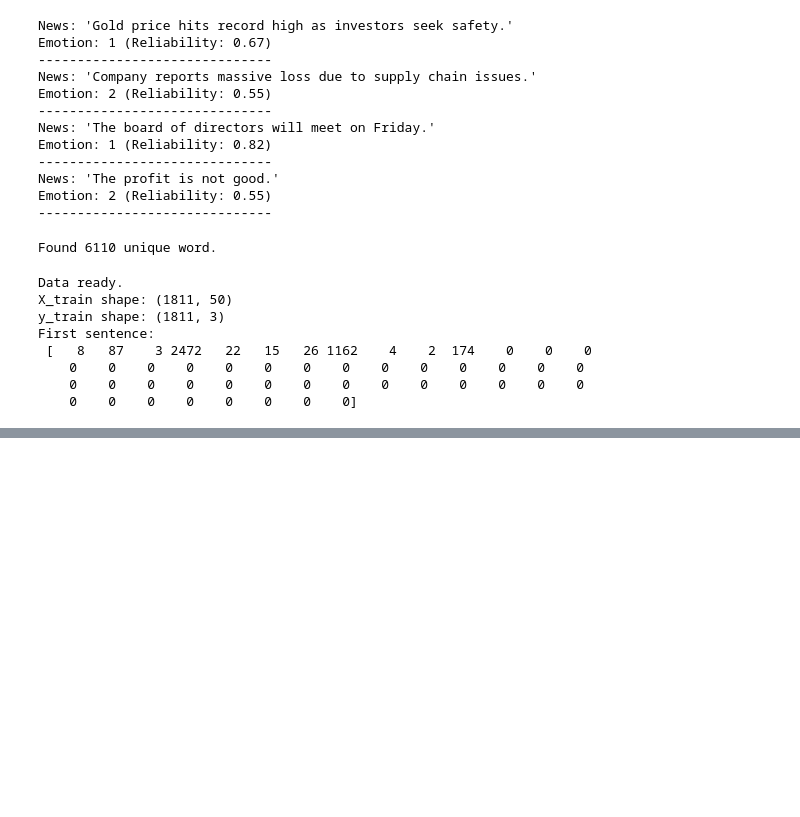
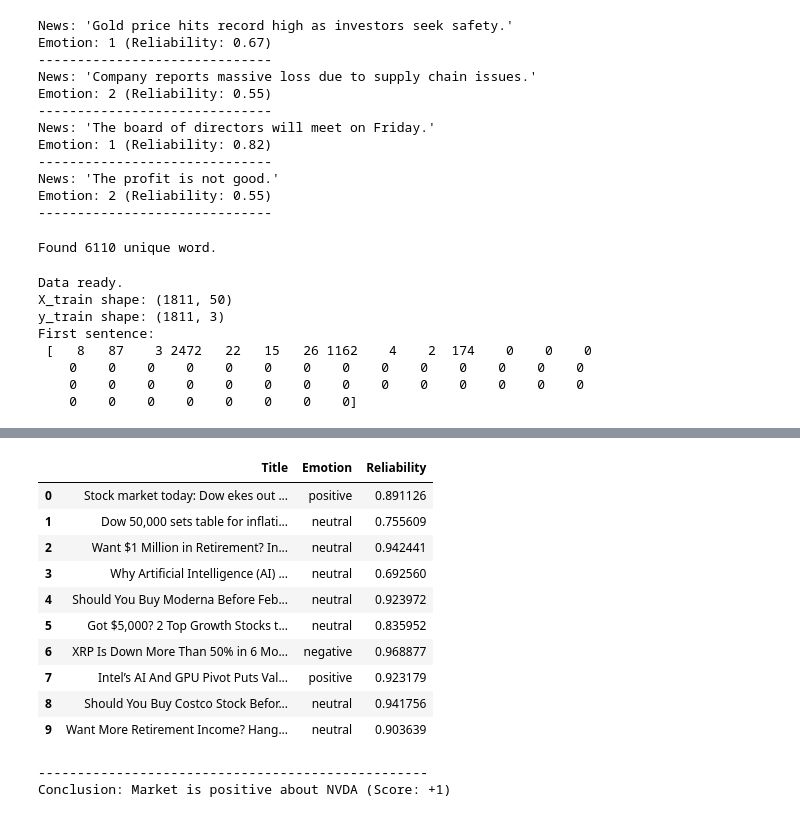
Before and after one commit to Bryan1805a/financial-news-sentiment-analysis, a Jupyter notebook: notebooks/02_model_training.ipynb, the cells around one changed output, grey strips where cells are left out. Saved outputs shown, nothing was run; the diff lists cells and outputs as text; code cells hidden in the pictures; blank space fills up the shorter version.

Commit message:
Changed model to FinBERT and using yfinance to train on real data

```diff
--- a/notebooks/02_model_training.ipynb
+++ b/notebooks/02_model_training.ipynb
@@ -268,0 +379,2 @@ Emotion: Negative (Reliability: 60.97%)
+# %%
+sentiment_pipeline = pipeline("sentiment-analysis", model="ProsusAI/finbert")
@@ -268,0 +420,38 @@ Emotion: Negative (Reliability: 60.97%)
+# %%
+def stock_analysis(stock_code):
+    print(f"Downloading news for {stock_code}... ---")
+
+    stock = yf.Ticker(stock_code)
+    news_list = stock.news
+
+    if not news_list:
+        print("Cannot find any news or ID Blocked.")
+        return
+
+    headlines = [item['content']['title'] for item in news_list]
+
+    print(f"Found {len(headlines)} news. Analysing...\n")
+    result = sentiment_pipeline(headlines)
+
+    sentiment_score = 0
+
+    data = []
+    for title, res in zip(headlines, result):
+        label = res['label']
+        score = res['score']
+
+        if label == 'positive': sentiment_score += 1
+        elif label == 'negative': sentiment_score -= 1
+
+        data.append({'Title': title, "Emotion": label, "Reliability": score})
+
+    df_news = pd.DataFrame(data)
+    display(df_news)
+
+    print("-" * 50)
+    if sentiment_score > 0:
+        print(f"Conclusion: Market is positive about {stock_code} (Score: +{sentiment_score})")
+    elif sentiment_score < 0:
+        print(f"Conclusion: Market is negative about {stock_code} (Score: {sentiment_score})")
+    else:
+        print(f"Conclusion: Market is neutral about {stock_code}")
@@ -268,0 +474,3 @@ Emotion: Negative (Reliability: 60.97%)
+# %%
+stock_analysis("NVDA") # NVIDIA
+# %% [output]
@@ -268,0 +479,13 @@ Emotion: Negative (Reliability: 60.97%)
+|  | Title | Emotion | Reliability |
+| 0 | Stock market today: Dow ekes out ... | positive | 0.891126 |
+| 1 | Dow 50,000 sets table for inflati... | neutral | 0.755609 |
+| 2 | Want $1 Million in Retirement? In... | neutral | 0.942441 |
+| 3 | Why Artificial Intelligence (AI) ... | neutral | 0.692560 |
+| 4 | Should You Buy Moderna Before Feb... | neutral | 0.923972 |
+| 5 | Got $5,000? 2 Top Growth Stocks t... | neutral | 0.835952 |
+| 6 | XRP Is Down More Than 50% in 6 Mo... | negative | 0.968877 |
+| 7 | Intel’s AI And GPU Pivot Puts Val... | positive | 0.923179 |
+| 8 | Should You Buy Costco Stock Befor... | neutral | 0.941756 |
+| 9 | Want More Retirement Income? Hang... | neutral | 0.903639 |
+--------------------------------------------------
+Conclusion: Market is positive about NVDA (Score: +1)
```
Also changed, not shown: parts of 16 cells of this notebook.
